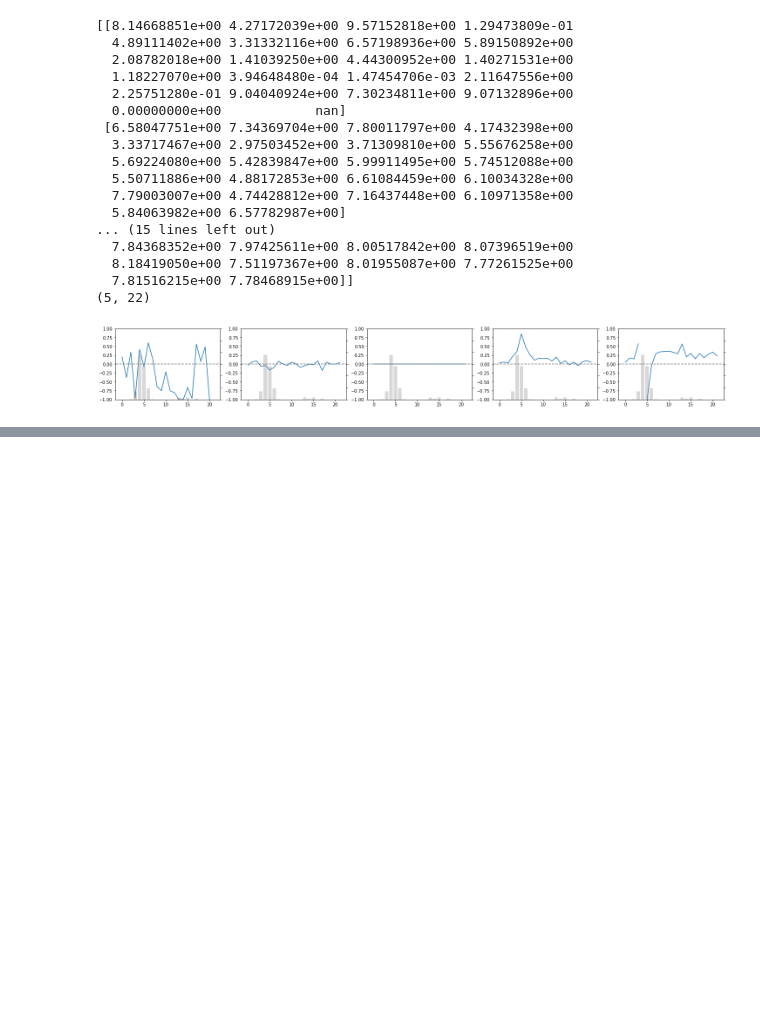
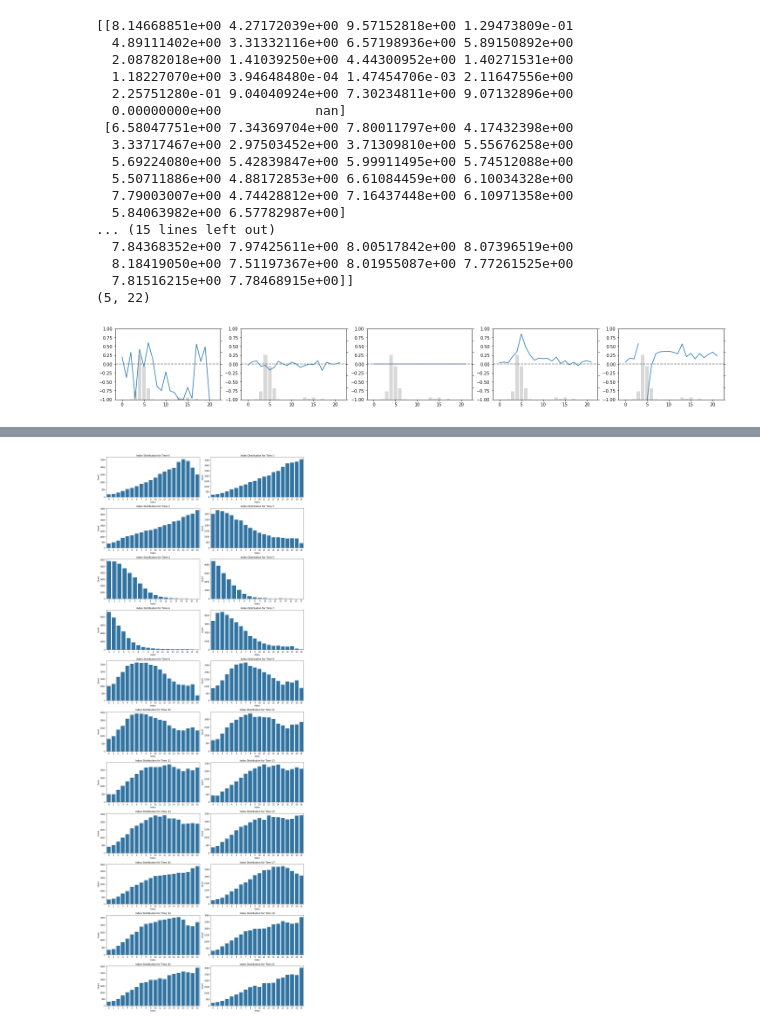
Before and after one commit to HuangNX/Conformity_Casual_Inferance, a Jupyter notebook: try_ATE.ipynb, the cells around one changed output, grey strips where cells are left out. Saved outputs shown, nothing was run; the diff lists cells and outputs as text; code cells hidden in the pictures; blank space fills up the shorter version.

```diff
--- a/try_ATE.ipynb
+++ b/try_ATE.ipynb
@@ -651,0 +693,15 @@ for label in range(label_counts):
+# %%
+data = pd.read_csv("results/debug.csv")
+
+quantiles_list = (np.array([ 0,  1,  2,  3,  4,  5,  6,  7,  8,  9, 10, 11, 12, 13, 14, 15, 16,
+       17, 18, 19, 20, 21, 22]), np.array([-6.23016330e+00, -1.62778674e+00, -1.25380511e+00, -1.00032233e+00,
+       -8.03812814e-01, -6.37251449e-01, -4.92877233e-01, -3.60797178e-01,
+       -2.37542124e-01, -1.18581402e-01, -1.86945372e-03,  1.14448910e-01,
+        2.34633175e-01,  3.58560498e-01,  4.87908996e-01,  6.32399626e-01,
+        7.96799568e-01,  1.00066138e+00,  1.28059417e+00,  1.70986196e+00,
+        3.26232731e+00]))
+bins_list = (22, 20)
+
+index_groupby = data.groupby(["time", "index"])
+train_set = data
+data.head()
@@ -651,0 +734,19 @@ for label in range(label_counts):
+# %%
+# 使用 plt.subplots 创建一个 22 个子图的图表
+import seaborn as sns
+fig, axes = plt.subplots(11, 2, figsize=(15, 40))  # 11行2列的子图布局
+axes = axes.flatten()  # 将 axes 数组扁平化，以方便索引
+
+for i, ax in enumerate(axes):
+    # 对每个 time 值绘制图表
+    sns.countplot(data=data[data['time'] == i], x='index', ax=ax)
+    ax.set_title(f"Index Distribution for Time {i}")
+    ax.set_xlabel("Index")
+    ax.set_ylabel("Count")
+
+plt.tight_layout()
+plt.show()
+
+fig.savefig("results/img/data_distribution.png")
+# %% [output]
+[figure, added]
```
Also changed, not shown: parts of 38 cells of this notebook, 5 other files.
